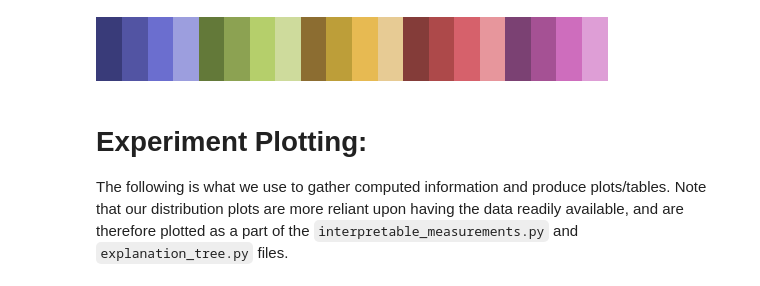
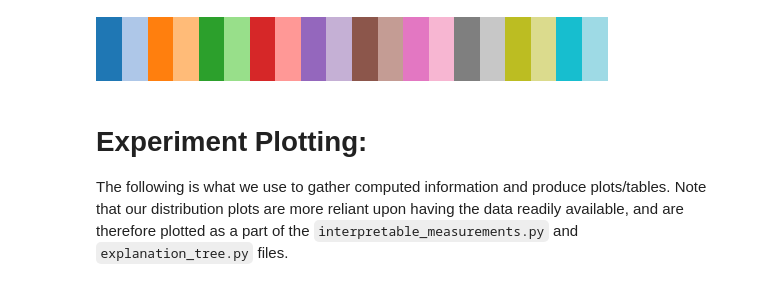
Before and after one commit to kevinqnb/interpretable-clustering, a Jupyter notebook: examples/experiments.ipynb, the cells around one changed output. Saved outputs shown, nothing was run; the diff lists cells and outputs as text; code cells hidden in the pictures.

```diff
--- a/examples/experiments.ipynb
+++ b/examples/experiments.ipynb
@@ -31,20 +31,22 @@ plt.rcParams.update({
 })
 
 palette = sns.color_palette("husl", 8)
-cmap = ListedColormap(palette)
+#cmap = ListedColormap(palette)
+
+cmap = ListedColormap(sns.color_palette("tab20", 20))
 
 color_dict = {
     'KMeans' : 'grey',
     'DBSCAN' : 'grey',
-    'Decision-Tree': cmap(5),
-    'Removal-Tree': cmap(1),
-    'Exp-Tree': cmap(1),
-    'ExKMC': cmap(2),
-    'Shallow-Tree': cmap(3),
-    'CBA': cmap(4),
-    'IDS': cmap(0),
-    'DSCluster-Association-Rules': cmap(6),
-    'DSCluster-Pointwise-Rules': cmap(7)
+    'Decision-Tree': cmap(0),
+    'Removal-Tree': cmap(2),
+    'Exp-Tree': cmap(4),
+    'ExKMC': cmap(6),
+    'Shallow-Tree': cmap(8),
+    'CBA': cmap(10),
+    'IDS': cmap(12),
+    'DSCluster-Association-Rules': cmap(16),
+    'DSCluster-Pointwise-Rules': cmap(18)
 }
 
 linestyle_dict = {
@@ -65,7 +65,7 @@ cmap2 = ListedColormap(sns.color_palette("tab20b", 20))
 # %%
-cmap2
+cmap
 # %% [output]
-[figure, old version]
+[figure, new version]
 # %% [markdown]
 # Experiment Plotting:
 The following is what we use to gather computed information and produce plots/tables. Note that
```
Also changed, not shown: parts of 8 cells of this notebook, 2 other files.
